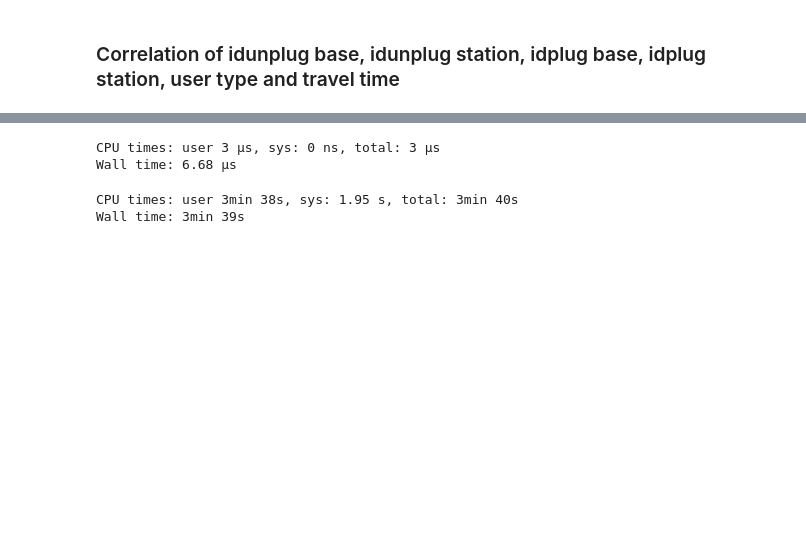
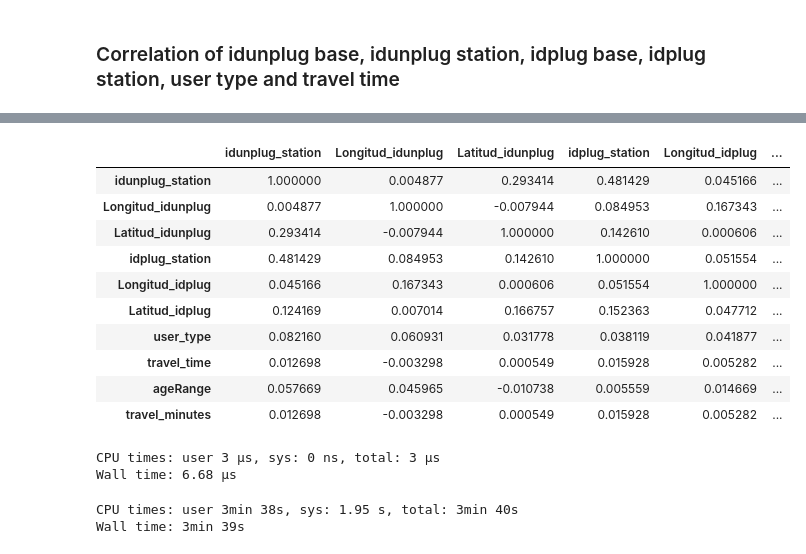
Before and after one commit to rasoco/Master_Data_Science, a Jupyter notebook: TFM/BiciMadProject.ipynb, the cells around one changed output, grey strips where cells are left out. Cells and saved outputs as stored; diff of their text form; code cells hidden in the pictures; blank space fills up the shorter version.

```diff
--- a/TFM/BiciMadProject.ipynb
+++ b/TFM/BiciMadProject.ipynb
@@ -1039,3 +1039,17 @@ sns.heatmap(data.loc[:, ['idunplug_station', 'idplug_station', 'user_type', 'age
+# %%
+data.corr()
+# %% [output]
+|  | idunplug_station | Longitud_idunplug | Latitud_idunplug | idplug_station | Longitud_idplug | ... |
+| idunplug_station | 1.000000 | 0.004877 | 0.293414 | 0.481429 | 0.045166 | ... |
+| Longitud_idunplug | 0.004877 | 1.000000 | -0.007944 | 0.084953 | 0.167343 | ... |
+| Latitud_idunplug | 0.293414 | -0.007944 | 1.000000 | 0.142610 | 0.000606 | ... |
+| idplug_station | 0.481429 | 0.084953 | 0.142610 | 1.000000 | 0.051554 | ... |
+| Longitud_idplug | 0.045166 | 0.167343 | 0.000606 | 0.051554 | 1.000000 | ... |
+| Latitud_idplug | 0.124169 | 0.007014 | 0.166757 | 0.152363 | 0.047712 | ... |
+| user_type | 0.082160 | 0.060931 | 0.031778 | 0.038119 | 0.041877 | ... |
+| travel_time | 0.012698 | -0.003298 | 0.000549 | 0.015928 | 0.005282 | ... |
+| ageRange | 0.057669 | 0.045965 | -0.010738 | 0.005559 | 0.014669 | ... |
+| travel_minutes | 0.012698 | -0.003298 | 0.000549 | 0.015928 | 0.005282 | ... |
 # %%
 # sns.pairplot(jan18, x_vars=user_day_code, y_vars=idplugbase)
 # %%
```
Also changed, not shown: parts of 39 cells of this notebook.
